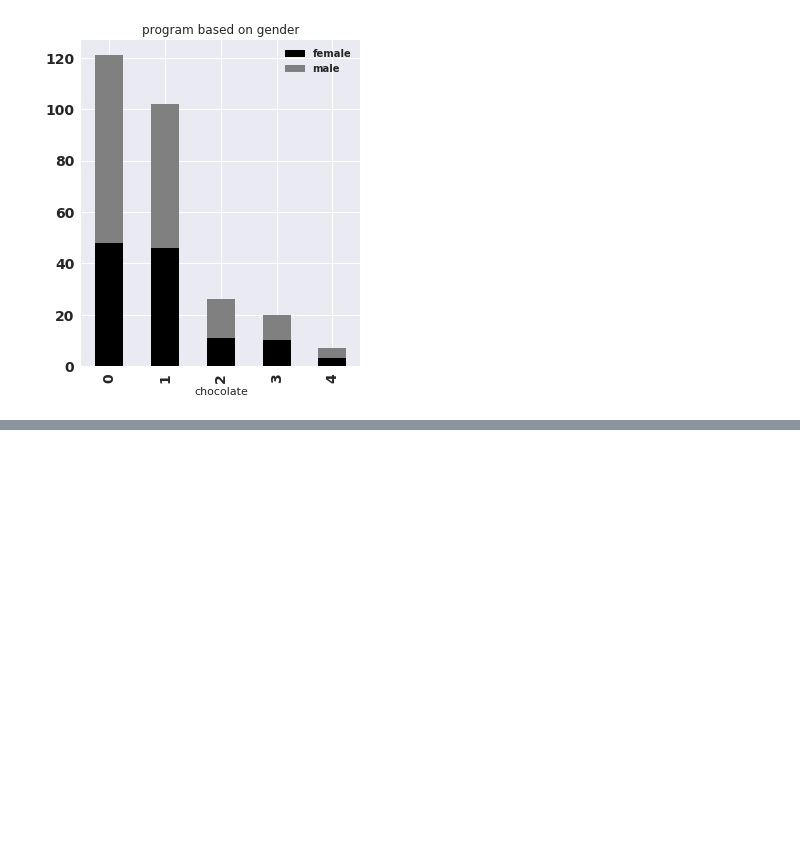
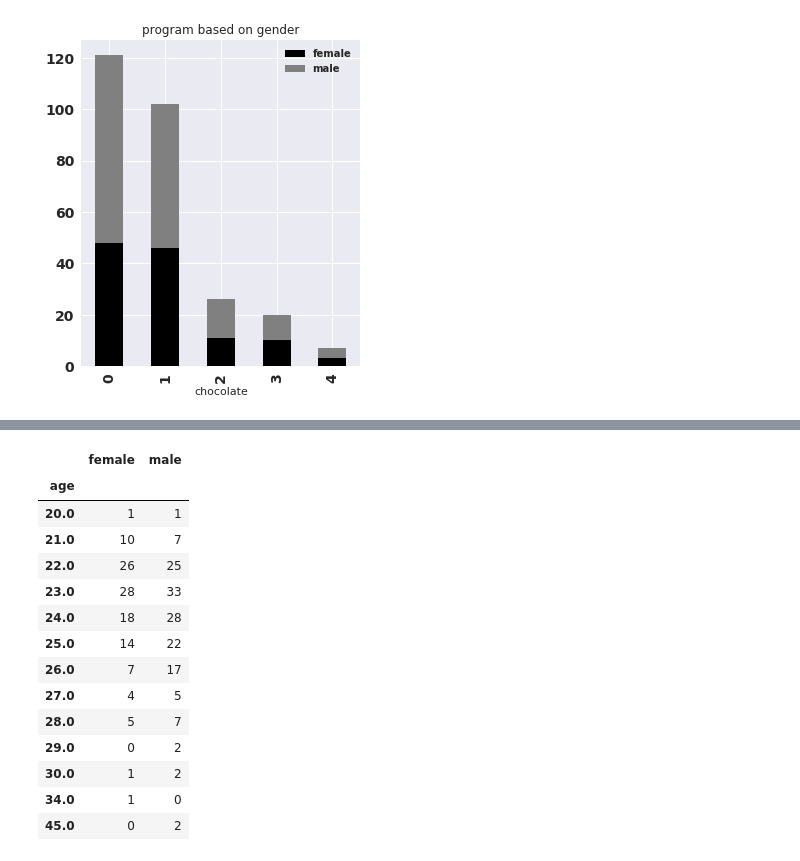
Before and after one commit to NatasjaWezel/DataMiningTechniques, a Jupyter notebook: assignment1_task1.ipynb, the cells around one changed output, grey strips where cells are left out. Drawn from its saved outputs; the diff is of its cells as text; code cells hidden in the pictures; blank space fills up the shorter version.

```diff
--- a/assignment1_task1.ipynb
+++ b/assignment1_task1.ipynb
@@ -472,0 +479,18 @@ plot = df_new.groupby('stress').agg('sum')[['female', 'male']].plot(kind='bar',
+# %%
+df_new.groupby('age').agg('sum')[['female', 'male']]
+# %% [output]
+|  | female | male |
+| age |  |  |
+| 20.0 | 1 | 1 |
+| 21.0 | 10 | 7 |
+| 22.0 | 26 | 25 |
+| 23.0 | 28 | 33 |
+| 24.0 | 18 | 28 |
+| 25.0 | 14 | 22 |
+| 26.0 | 7 | 17 |
+| 27.0 | 4 | 5 |
+| 28.0 | 5 | 7 |
+| 29.0 | 0 | 2 |
+| 30.0 | 1 | 2 |
+| 34.0 | 1 | 0 |
+| 45.0 | 0 | 2 |
```
Also changed, not shown: parts of 4 cells of this notebook, 1 other file.
